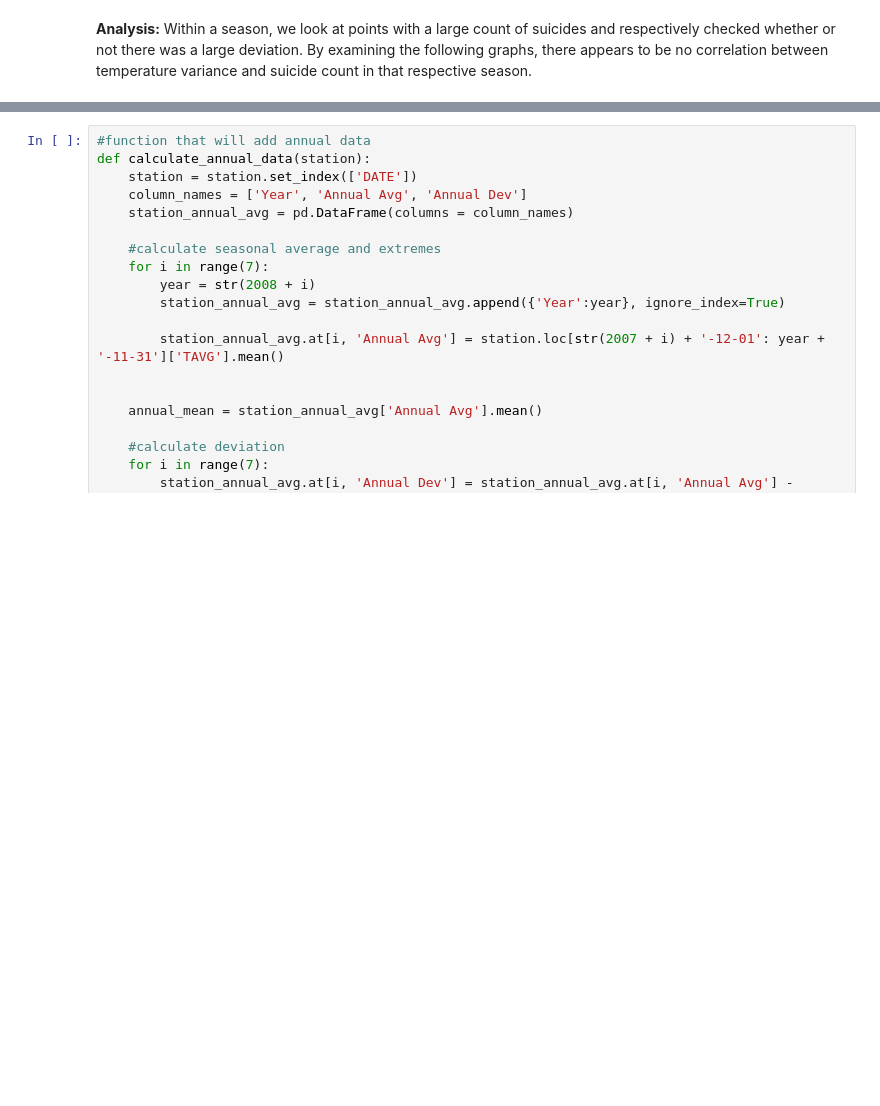
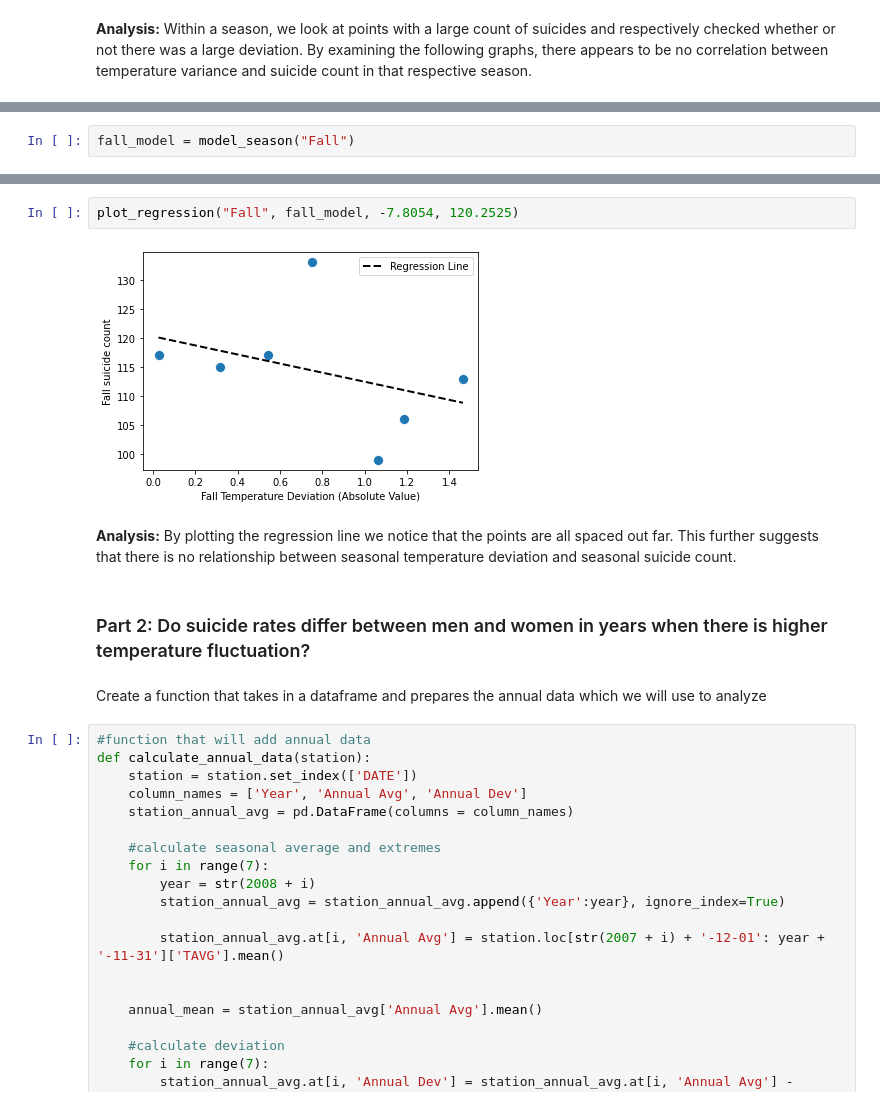
Before and after one commit to kevinlee-2000/Fluctuating-Fahrenheit-Suicide-Risk-, a Jupyter notebook: EDACheckpoint_group021.ipynb, the cells around one changed output, grey strips where cells are left out. Cells and saved outputs as stored; diff of their text form; blank space fills up the shorter version.

```diff
--- a/EDACheckpoint_group021.ipynb
+++ b/EDACheckpoint_group021.ipynb
@@ -335,0 +452,2 @@ sns.lmplot(x='Year', y='Fall count of suicides (Total)', hue='Fall (DEV)', data=
+# %%
+fall_model = model_season("Fall")
@@ -336,3 +533,13 @@ sns.lmplot(x='Year', y='Fall count of suicides (Total)', hue='Fall (DEV)', data=
+# %%
+plot_regression("Fall", fall_model, -7.8054, 120.2525)
+# %% [output]
+[figure, added]
+# %% [markdown]
+**Analysis:** By plotting the regression line we notice that the points are all spaced out far. This further suggests that there is no relationship between seasonal temperature deviation and seasonal suicide count.
+# %% [markdown]
+### Part 2: Do suicide rates differ between men and women in years when there is higher temperature fluctuation?
+# %% [markdown]
+Create a function that takes in a dataframe and prepares the annual data which we will use to analyze
 # %%
 #function that will add annual data
 def calculate_annual_data(station):
```
Also changed, not shown: parts of 39 cells of this notebook.
